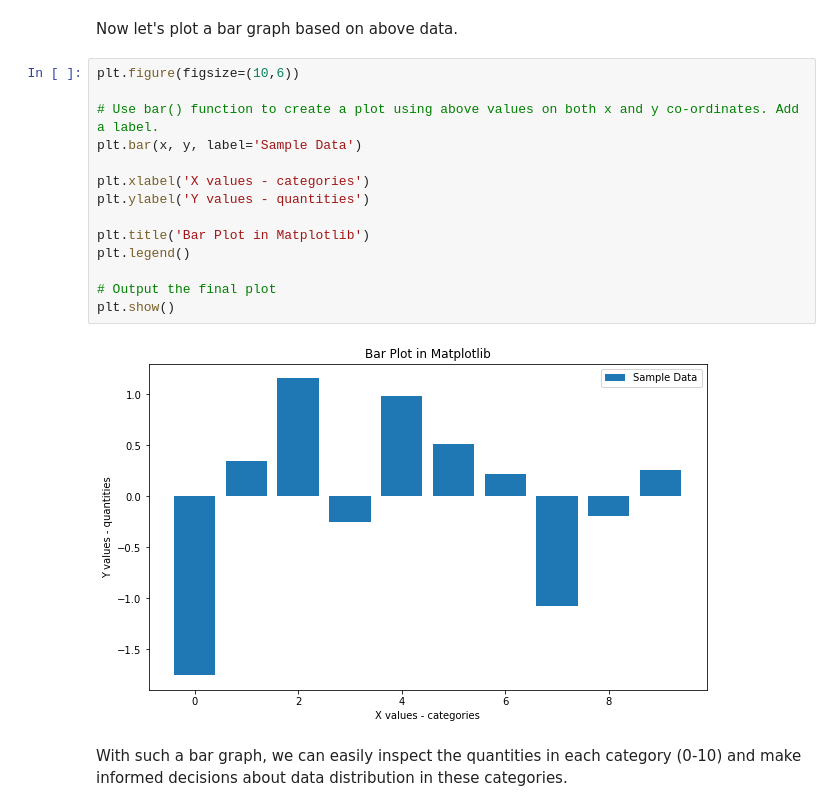
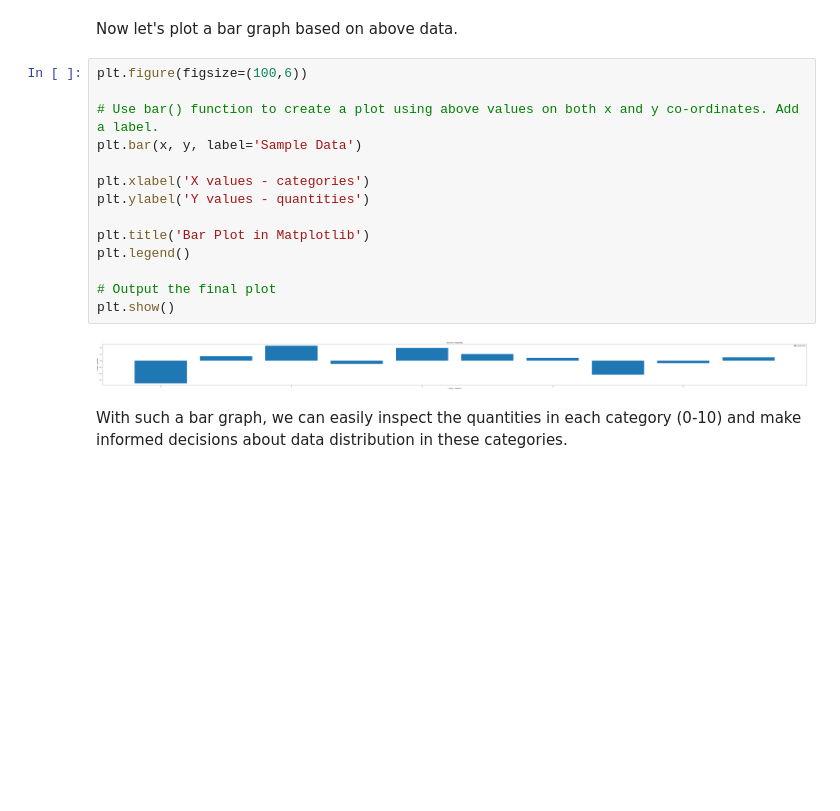
Before and after one commit to z-w123/ds-skills2-visualizing-data-london-ds-skills-011519, a Jupyter notebook: index.ipynb, the cells around one changed output. Cells and saved outputs as stored; diff of their text form; blank space fills up the shorter version.

```diff
--- a/index.ipynb
+++ b/index.ipynb
@@ -102,21 +102,21 @@ y = np.random.randn(10)
 # %% [markdown]
 Now let's plot a bar graph based on above data.
 # %%
-plt.figure(figsize=(10,6))
+plt.figure(figsize=(100,6))
 
 # Use bar() function to create a plot using above values on both x and y co-ordinates. Add a label.
 plt.bar(x, y, label='Sample Data')
 
 plt.xlabel('X values - categories')
 plt.ylabel('Y values - quantities')
 
 plt.title('Bar Plot in Matplotlib')
 plt.legend()
 
 # Output the final plot
 plt.show()
 # %% [output]
-[figure, old version]
+[figure, new version]
 # %% [markdown]
 With such a bar graph, we can easily inspect the quantities in each category (0-10) and make informed decisions about data distribution in these categories.
 # %% [markdown]
```
